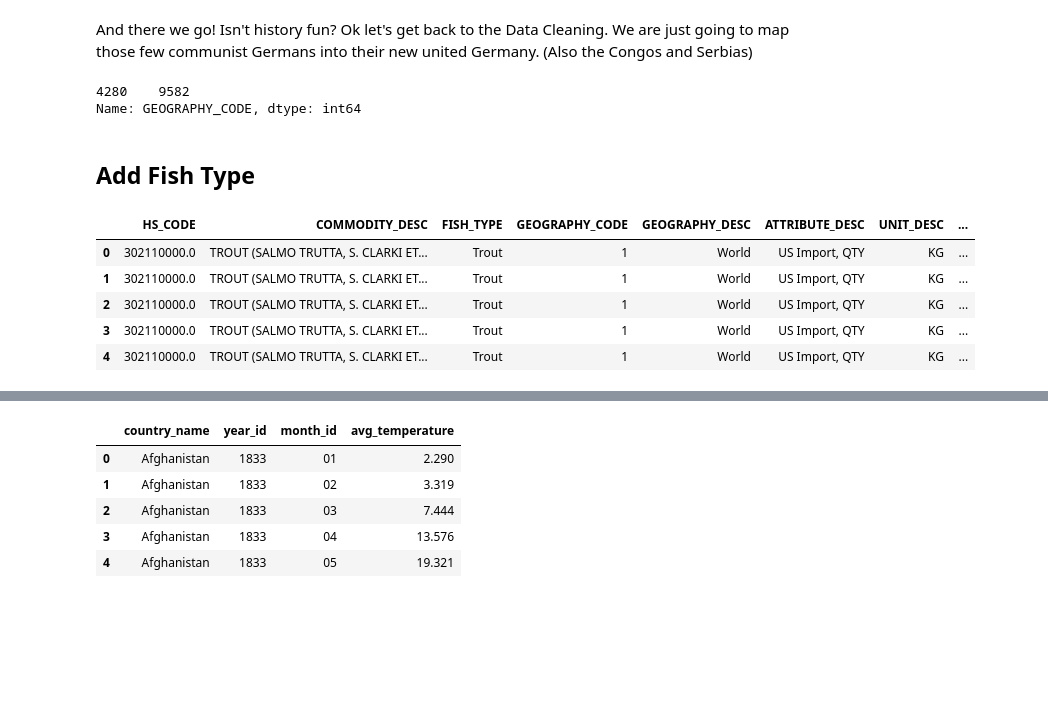
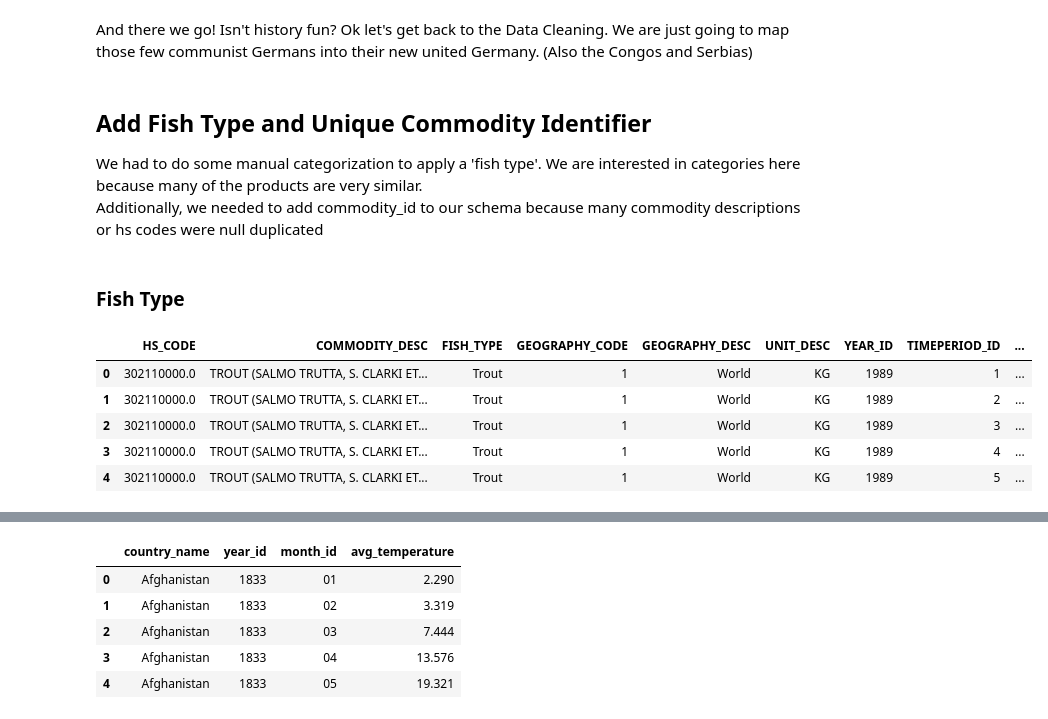
Before and after one commit to GT-Project1-A1/ETL-Group3, a Jupyter notebook: main.ipynb, the cells around one changed output, grey strips where cells are left out. Drawn from its saved outputs; the diff is of its cells as text; code cells hidden in the pictures; blank space fills up the shorter version.

```diff
--- a/main.ipynb
+++ b/main.ipynb
@@ -191,18 +205,63 @@ And there we go! Isn't history fun? Ok let's get back to the Data Cleaning. We a
 commercial_df.GEOGRAPHY_CODE.replace({4290 : 4280} , inplace=True) #Germanies
 commercial_df.GEOGRAPHY_CODE.replace({4802 : 4801} , inplace=True) #Serbias
-# %%
-commercial_df[commercial_df.GEOGRAPHY_DESC == "Germany"]["GEOGRAPHY_CODE"].value_counts()
-# %% [output]
-4280    9582
-Name: GEOGRAPHY_CODE, dtype: int64
 # %% [markdown]
-## Add Fish Type
+## Add Fish Type and Unique Commodity Identifier
+We had to do some manual categorization to apply a 'fish type'. We are interested in categories here because many of the products are very similar.
+Additionally, we needed to add commodity_id to our schema because many commodity descriptions or hs codes were null duplicated
+# %% [markdown]
+### Fish Type
 # %%
 # Define separate df
-niraj_df = commercial_df
+fish_type_df = commercial_df.copy()
 
 # Pull COMMODITY_DESC into list
-unique_commodity_list = niraj_df.COMMODITY_DESC.unique().tolist()
+unique_commodity_list = fish_type_df.COMMODITY_DESC.unique().tolist()
 
 # Define fish types
 fish_list = ["Salmon", "Clam", "Shrimp", "Mussel", "Oyster", "Trout", "Scallop", "Ornamental", "Tilapia", "Carp"]
+
+# Create empty dictionary
+commodity_dict = {}
+
+# Iterate through unique list and assign fish value
+for commodity in unique_commodity_list:
+    x=0
+    while x < len(fish_list):
+        if fish_list[x] in commodity:
+            commodity_dict[commodity] = fish_list[x]
+            x = x + len(fish_list)
+        elif fish_list[x].upper() in commodity:
+            commodity_dict[commodity] = fish_list[x]
+            x = x + len(fish_list)
+        elif fish_list[x].lower() in commodity:
+            commodity_dict[commodity] = fish_list[x]
+            x = x + len(fish_list)
+        else:
+            x=x+1
+
+# Pull COMMODITY_DESC from commercial_df. Turn into list
+all_commodity = fish_type_df.COMMODITY_DESC.tolist()
+fish = []
+
+# This is a list of descriptions with issues
+problem_desc = ['PINK (HUMPIE)SALMN WHOLE/PIECES IN OIL/AIRTIT CNTR']
+
+# Iterate through commodities and assign fish value
+for commodity in all_commodity:
+    for problem in problem_desc:
+        if commodity == problem:
+            fish.append("Salmon")
+        else:
+            append = commodity_dict[commodity]
+            fish.append(append)
+
+# Insert new column
+fish_type_df.insert(2, "FISH_TYPE", fish)
+fish_type_df.head()
+# %% [output]
+|  | HS_CODE | COMMODITY_DESC | FISH_TYPE | GEOGRAPHY_CODE | GEOGRAPHY_DESC | UNIT_DESC | YEAR_ID | TIMEPERIOD_ID | ... |
+| 0 | 302110000.0 | TROUT (SALMO TRUTTA, S. CLARKI ET... | Trout | 1 | World | KG | 1989 | 1 | ... |
+| 1 | 302110000.0 | TROUT (SALMO TRUTTA, S. CLARKI ET... | Trout | 1 | World | KG | 1989 | 2 | ... |
+| 2 | 302110000.0 | TROUT (SALMO TRUTTA, S. CLARKI ET... | Trout | 1 | World | KG | 1989 | 3 | ... |
+| 3 | 302110000.0 | TROUT (SALMO TRUTTA, S. CLARKI ET... | Trout | 1 | World | KG | 1989 | 4 | ... |
+| 4 | 302110000.0 | TROUT (SALMO TRUTTA, S. CLARKI ET... | Trout | 1 | World | KG | 1989 | 5 | ... |
@@ -249,9 +267,0 @@ niraj_df.insert(2, "FISH_TYPE", fish)
-# %%
-niraj_df.head()
-# %% [output]
-|  | HS_CODE | COMMODITY_DESC | FISH_TYPE | GEOGRAPHY_CODE | GEOGRAPHY_DESC | ATTRIBUTE_DESC | UNIT_DESC | ... |
-| 0 | 302110000.0 | TROUT (SALMO TRUTTA, S. CLARKI ET... | Trout | 1 | World | US Import, QTY | KG | ... |
-| 1 | 302110000.0 | TROUT (SALMO TRUTTA, S. CLARKI ET... | Trout | 1 | World | US Import, QTY | KG | ... |
-| 2 | 302110000.0 | TROUT (SALMO TRUTTA, S. CLARKI ET... | Trout | 1 | World | US Import, QTY | KG | ... |
-| 3 | 302110000.0 | TROUT (SALMO TRUTTA, S. CLARKI ET... | Trout | 1 | World | US Import, QTY | KG | ... |
-| 4 | 302110000.0 | TROUT (SALMO TRUTTA, S. CLARKI ET... | Trout | 1 | World | US Import, QTY | KG | ... |
```
Also changed, not shown: parts of 33 cells of this notebook, 5 other files.
